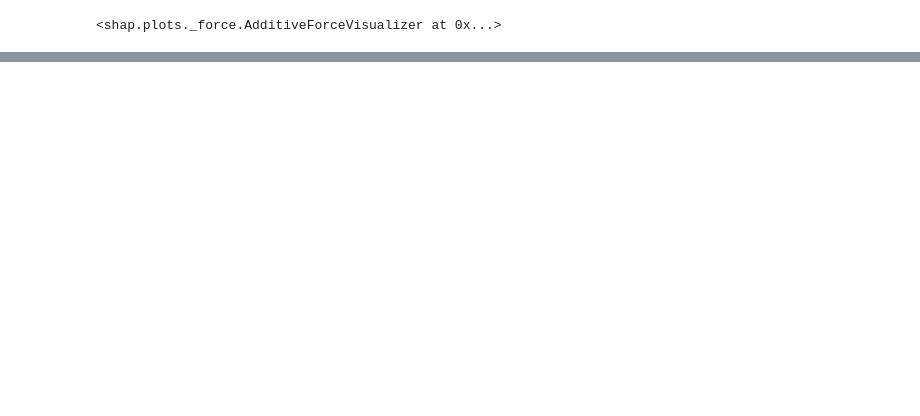
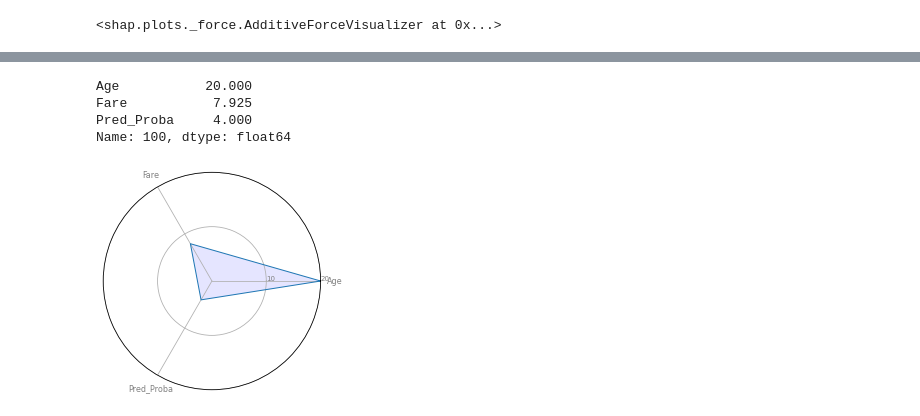
Before and after one commit to JuanFeA98/Machine_Learning, a Jupyter notebook: SHAP Values/Clasificacion.ipynb, the cells around one changed output, grey strips where cells are left out. Saved outputs shown, nothing was run; the diff lists cells and outputs as text; code cells hidden in the pictures; blank space fills up the shorter version.

```diff
--- a/SHAP Values/Clasificacion.ipynb
+++ b/SHAP Values/Clasificacion.ipynb
@@ -163,0 +183,36 @@ df_weight.sort_values('Weight', ascending=False)
+# %%
+df_chart = df_final[['Age', 'Fare', 'Pred_Proba']].copy()
+# %%
+df_chart['Pred_Proba'] = df_chart['Pred_Proba']*100
+# %%
+indice = 100
+df_chart.loc[indice]
+# %% [output]
+Age           20.000
+Fare           7.925
+Pred_Proba     4.000
+Name: 100, dtype: float64
+# %%
+categories=list(df_chart)[:]
+N = len(categories)
+
+values = list(df_chart.loc[indice].values.flatten())
+values += values[:1]
+
+angles = [n / float(N) * 2 * pi for n in range(N)]
+angles += angles[:1]
+# %%
+ax = plt.subplot(111, polar=True)
+
+plt.xticks(angles[:-1], categories, color='grey', size=8)
+
+ax.set_rlabel_position(0)
+plt.yticks([10,20,30,40,50,60,70,80,90,100], ["10","20","30","40","50","60","70","80","90","100"], color="grey", size=7)
+plt.ylim(0,max([df_chart.loc[indice][i] for i in df_chart.columns]))
+
+ax.plot(angles, values, linewidth=1, linestyle='solid')
+ax.fill(angles, values, 'b', alpha=0.1)
+
+plt.show()
+# %% [output]
+[figure, added]
```
Also changed, not shown: parts of 19 cells of this notebook.
